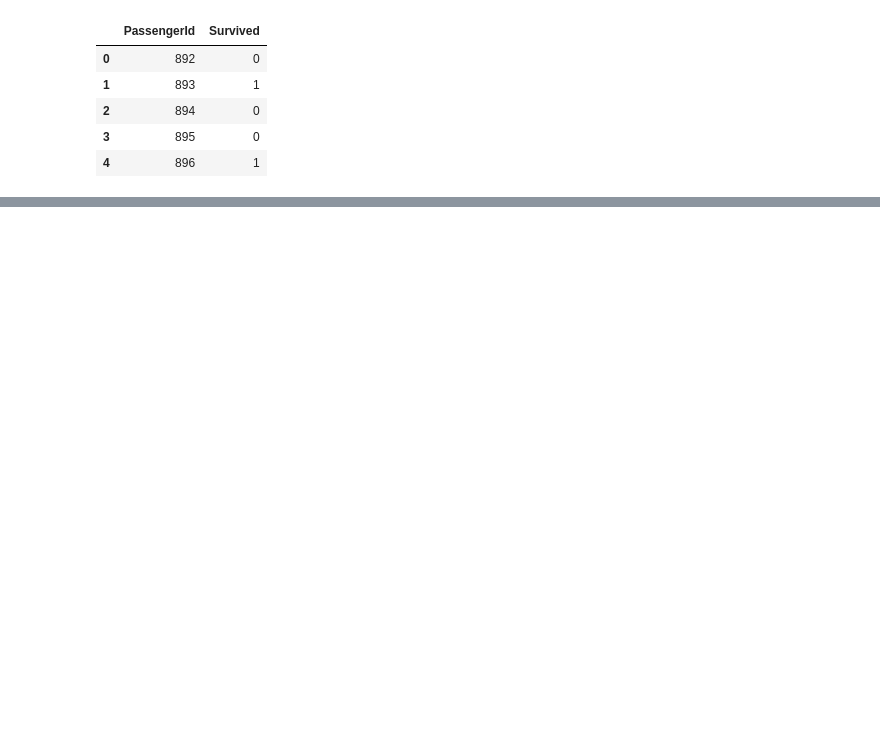
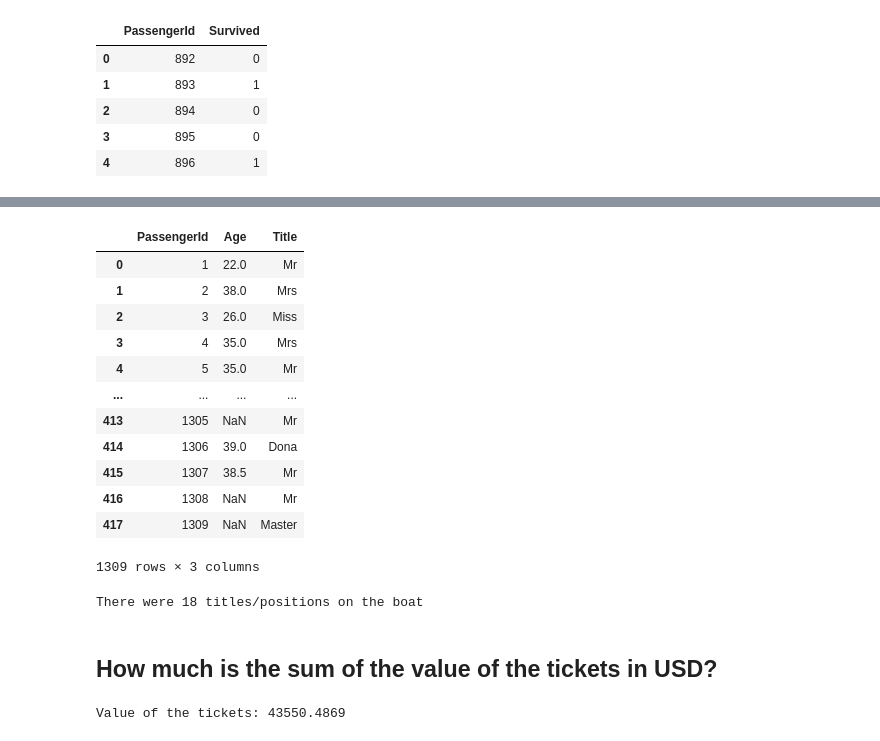
Before and after one commit to estebansolo/data-challenges, a Jupyter notebook: Titanic/challenge.ipynb, the cells around one changed output, grey strips where cells are left out. Cells and saved outputs as stored; diff of their text form; code cells hidden in the pictures; blank space fills up the shorter version.

```diff
--- a/Titanic/challenge.ipynb
+++ b/Titanic/challenge.ipynb
@@ -41,0 +181,35 @@ df_gender.head()
+# %%
+def validate_position(name):
+    title = re.findall(r"\,\s([\w\s]+)+\.", name)
+    return title[0] if title else ''
+# %%
+df_positions = df_complete.copy()
+df_positions['Title'] = df_positions["Name"].apply(validate_position)
+df_positions[['PassengerId', 'Age', 'Title']]
+# %% [output]
+|  | PassengerId | Age | Title |
+| 0 | 1 | 22.0 | Mr |
+| 1 | 2 | 38.0 | Mrs |
+| 2 | 3 | 26.0 | Miss |
+| 3 | 4 | 35.0 | Mrs |
+| 4 | 5 | 35.0 | Mr |
+| ... | ... | ... | ... |
+| 413 | 1305 | NaN | Mr |
+| 414 | 1306 | 39.0 | Dona |
+| 415 | 1307 | 38.5 | Mr |
+| 416 | 1308 | NaN | Mr |
+| 417 | 1309 | NaN | Master |
+1309 rows × 3 columns
+# %%
+positions = df_positions['Title'].nunique()
+
+print(f"There were {positions} titles/positions on the boat")
+# %% [output]
+There were 18 titles/positions on the boat
+# %% [markdown]
+## How much is the sum of the value of the tickets in USD?
+# %%
+fare = df_complete["Fare"].sum()
+print(f"Value of the tickets: {fare}")
+# %% [output]
+Value of the tickets: 43550.4869
```
Also changed, not shown: parts of 23 cells of this notebook.
